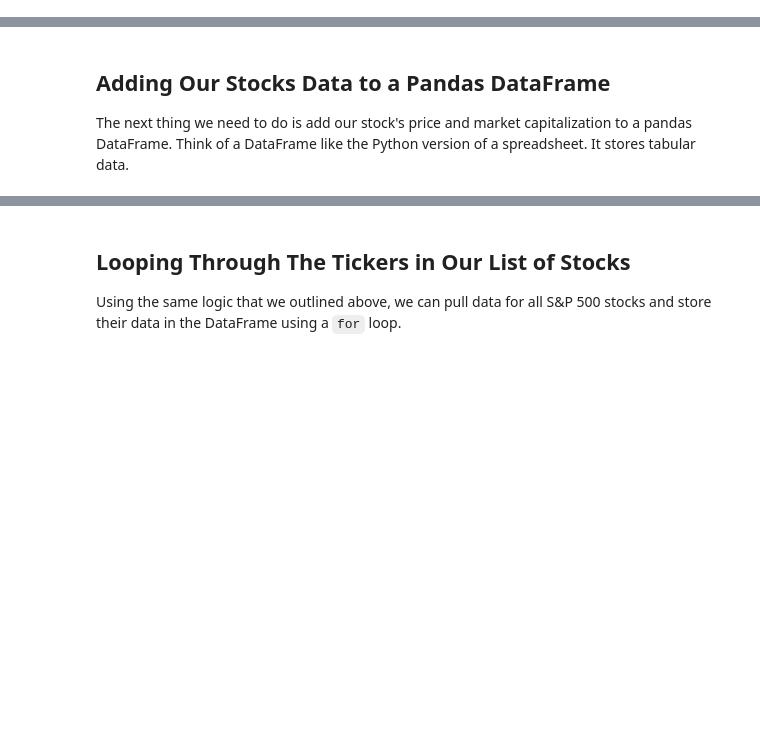
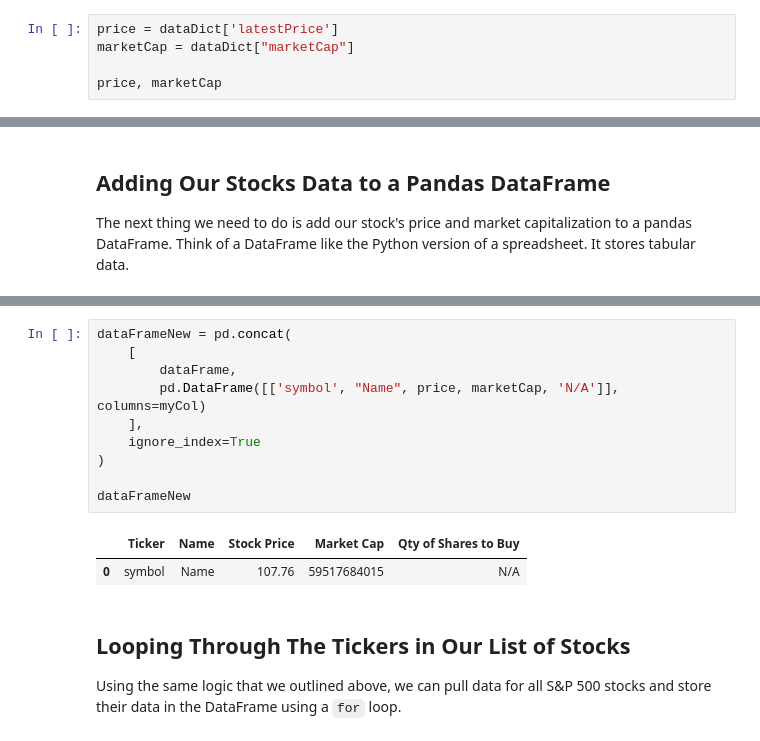
Before and after one commit to surya-x/strategy-backtesting, a Jupyter notebook: equal_weight_S&P/001_equal_weight_S&P_500.ipynb, the cells around one changed output, grey strips where cells are left out. Saved outputs shown, nothing was run; the diff lists cells and outputs as text; blank space fills up the shorter version.

```diff
--- a/equal_weight_S&P/001_equal_weight_S&P_500.ipynb
+++ b/equal_weight_S&P/001_equal_weight_S&P_500.ipynb
@@ -69,3 +125,8 @@ We need the following information from the API:
 The API call that we executed in the last code block contains all of the information required to build our equal-weight S&P 500 strategy.
 
 With that said, the data isn't in a proper format yet. We need to parse it first.
+# %%
+price = dataDict['latestPrice']
+marketCap = dataDict["marketCap"]
+
+price, marketCap
@@ -76,3 +145,16 @@ The next thing we need to do is add our stock's price and market capitalization
+# %%
+dataFrameNew = pd.concat(
+    [
+        dataFrame,
+        pd.DataFrame([['symbol', "Name", price, marketCap, 'N/A']], columns=myCol)
+    ],
+    ignore_index=True
+)
+
+dataFrameNew
+# %% [output]
+|  | Ticker | Name | Stock Price | Market Cap | Qty of Shares to Buy |
+| 0 | symbol | Name | 107.76 | 59517684015 | N/A |
 # %% [markdown]
 ## Looping Through The Tickers in Our List of Stocks
 
```
Also changed, not shown: parts of 11 cells of this notebook.
